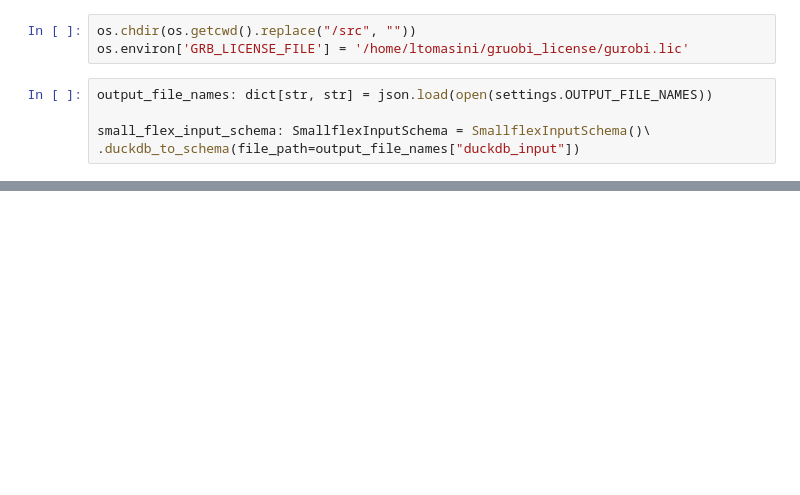
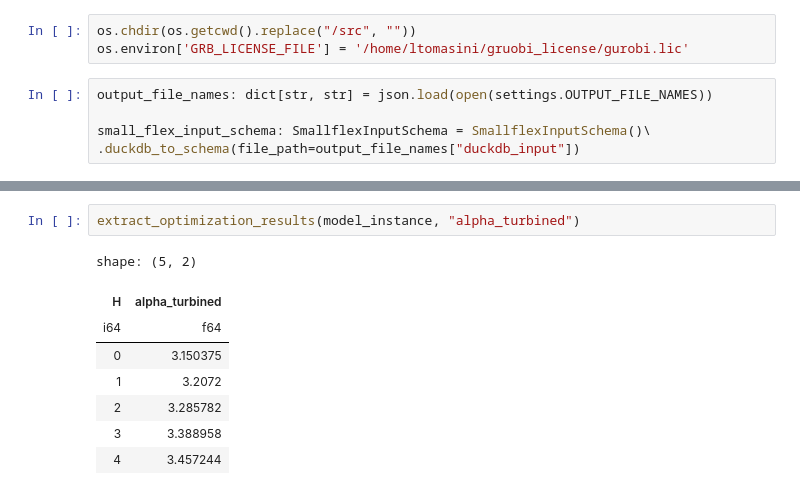
Before and after one commit to heig-vd-ie/smallflex-vpp-codes, a Jupyter notebook: base_line.ipynb, the cells around one changed output, grey strips where cells are left out. Cells and saved outputs as stored; diff of their text form; blank space fills up the shorter version.

Commit message:
Add turbine

```diff
--- a/base_line.ipynb
+++ b/base_line.ipynb
@@ -114,0 +115,11 @@ shape: (1, 2)
+# %%
+extract_optimization_results(model_instance, "alpha_turbined")
+# %% [output]
+shape: (5, 2)
+| H | alpha_turbined |
+| i64 | f64 |
+| 0 | 3.150375 |
+| 1 | 3.2072 |
+| 2 | 3.285782 |
+| 3 | 3.388958 |
+| 4 | 3.457244 |
```
Also changed, not shown: parts of 7 cells of this notebook, 9 other files.
